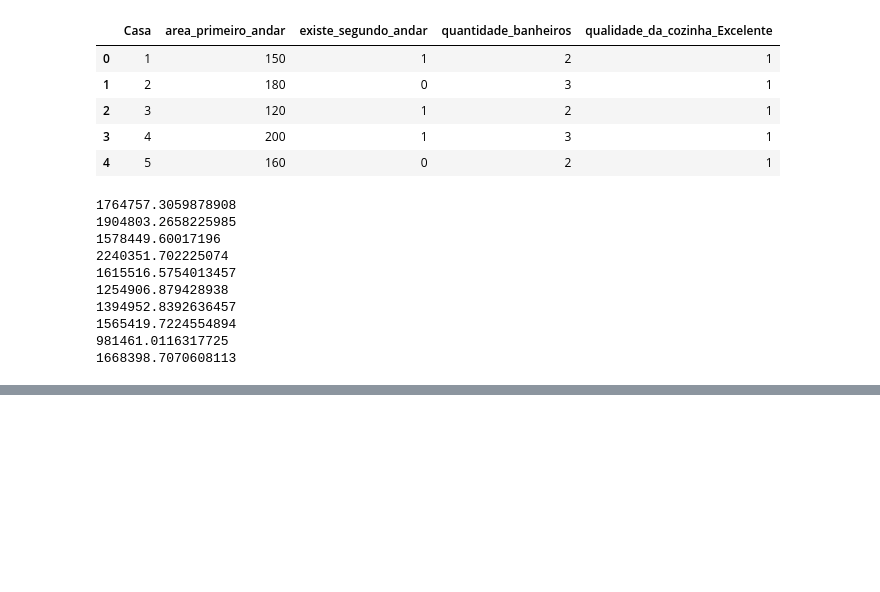
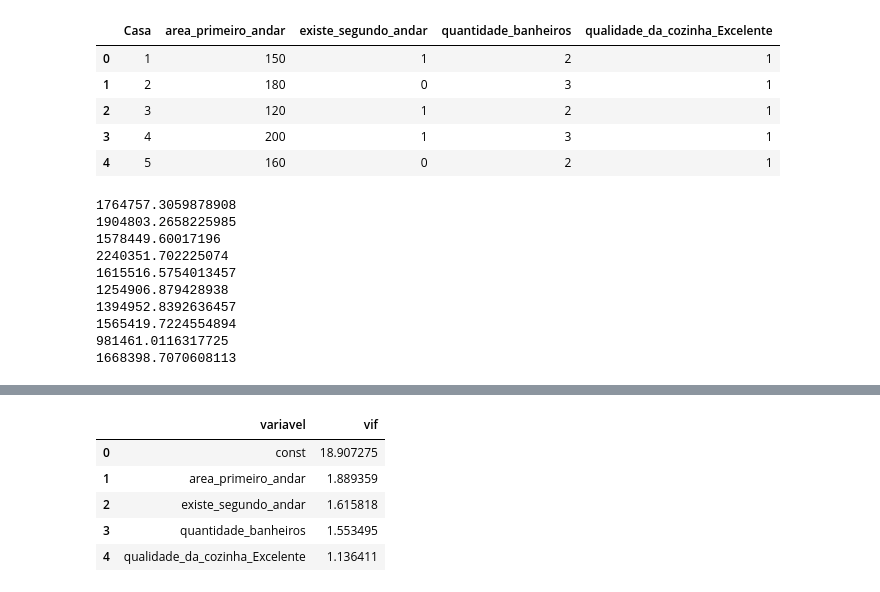
Before and after one commit to BBennemann/Regress-o-teste, a Jupyter notebook: main.ipynb, the cells around one changed output, grey strips where cells are left out. Saved outputs shown, nothing was run; the diff lists cells and outputs as text; code cells hidden in the pictures; blank space fills up the shorter version.

```diff
--- a/main.ipynb
+++ b/main.ipynb
@@ -244,0 +276,14 @@ for x in range(0, 10):
+# %%
+vif_3 = pd.DataFrame()
+vif_3['variavel'] = explicativas_3
+
+vif_3['vif'] = [variance_inflation_factor(x_train[explicativas_3], i) for i in range(len(explicativas_3))]
+
+vif_3
+# %% [output]
+|  | variavel | vif |
+| 0 | const | 18.907275 |
+| 1 | area_primeiro_andar | 1.889359 |
+| 2 | existe_segundo_andar | 1.615818 |
+| 3 | quantidade_banheiros | 1.553495 |
+| 4 | qualidade_da_cozinha_Excelente | 1.136411 |
```
Also changed, not shown: parts of 10 cells of this notebook, 2 other files.
